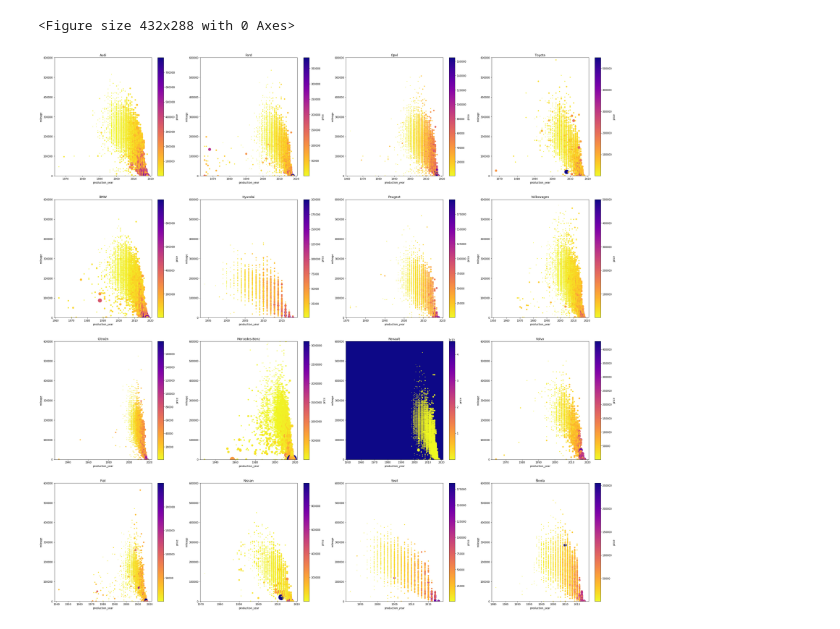
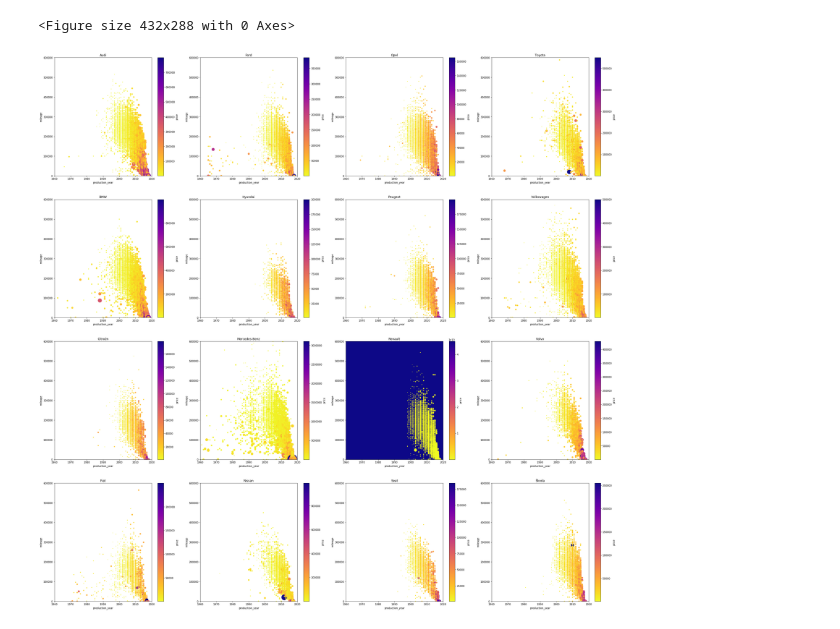
Before and after one commit to pmrukot/data-visualization, a Jupyter notebook: charts-otomoto/otomoto.ipynb, the cells around one changed output. Saved outputs shown, nothing was run; the diff lists cells and outputs as text; code cells hidden in the pictures.

```diff
--- a/charts-otomoto/otomoto.ipynb
+++ b/charts-otomoto/otomoto.ipynb
@@ -45,6 +46,7 @@ fig, axes = plt.subplots(nrows=4, ncols=4, figsize=(24,24), facecolor='w')
 for index, (brand, brand_dataframe) in enumerate(final_dataframes.items()):
     ax = brand_dataframe.plot.scatter(x='production_year', y='price', ax=axes[index%4][index//4])
     ax.set_ylim([0, 1000000])
+    ax.set_xlim([1960, 2020])
     ax.set_title(brand)
 # %% [output]
 <Figure size 432x288 with 0 Axes>
@@ -52,14 +66,15 @@ for index, (brand, brand_dataframe) in enumerate(final_dataframes.items()):
 # %%
 plt.viridis()
 fig, axes = plt.subplots(nrows=4, ncols=4, figsize=(40,40), facecolor='w')
 for index, (brand, brand_dataframe) in enumerate(final_dataframes.items()):
     ax = brand_dataframe.plot.scatter(
         x='production_year', y='mileage', c='price',
         s=brand_dataframe['price']*0.0005,
         cmap=plt.cm.plasma_r, ax=axes[index%4][index//4]
     )
     ax.set_ylim([0, 600000])
+    ax.set_xlim([1960, 2020])
     ax.set_title(brand)
 # %% [output]
 <Figure size 432x288 with 0 Axes>
-[figure, old version]
+[figure, new version]
```
Also changed, not shown: parts of 5 cells of this notebook.
